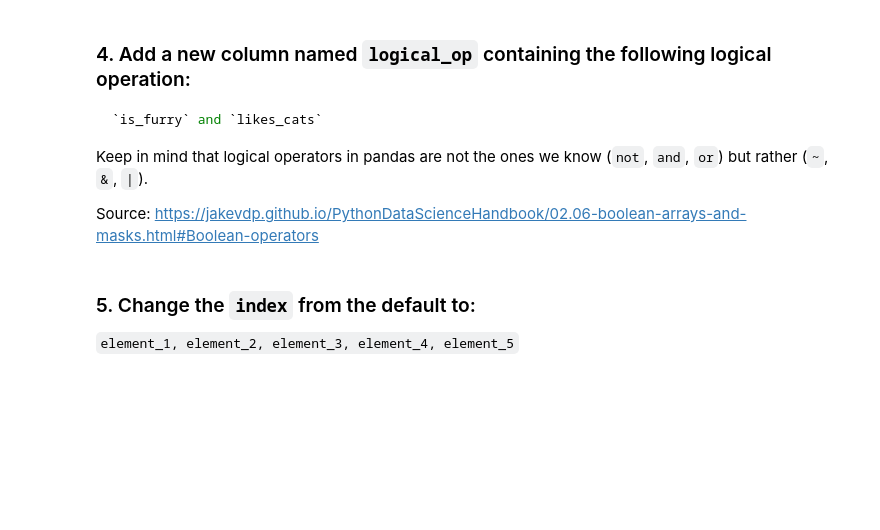
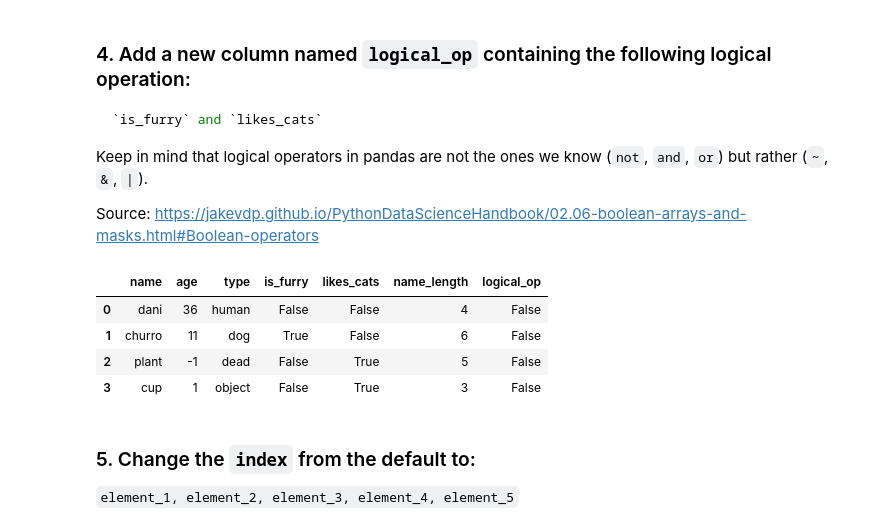
Before and after one commit to BOYSABIO/IE-University, a Jupyter notebook: IE_MASTERS/7_PYTHON_FOR_DATA_ANALYSIS/s14_intro_to_pandas.ipynb, the cells around one changed output. Cells and saved outputs as stored; diff of their text form; code cells hidden in the pictures; blank space fills up the shorter version.

```diff
--- a/IE_MASTERS/7_PYTHON_FOR_DATA_ANALYSIS/s14_intro_to_pandas.ipynb
+++ b/IE_MASTERS/7_PYTHON_FOR_DATA_ANALYSIS/s14_intro_to_pandas.ipynb
@@ -997,3 +994,13 @@ Save it as the variable `dataset`
 | churro | 11   | dog     | True     | False      |
 | plant  | 1   | plant   | False    | True       |
 | cup    | 1   | object  | False    | True       |
+# %%
+dataset = pd.DataFrame({
+    'name': ['dani', 'churro', 'plant', 'cup'],
+    'age': [36, 11, -1, 1],
+    'type': ['human', 'dog', 'dead', 'object'],
+    'is_furry': [False, True, False, False],
+    'likes_cats': [False, False, True, True]
+})
+
+dataset
@@ -1002,2 +1021,6 @@ Save it as the variable `dataset`
 # %% [markdown]
 ### 3. Add a new column containing the length of the name in characters
+# %%
+dataset['name_length'] = [len(name) for name in dataset['name']]
+
+dataset
@@ -1011,6 +1040,16 @@ Save it as the variable `dataset`
 Keep in mind that logical operators in pandas are not the ones we know (`not`, `and`, `or`) but rather (`~`, `&`, `|`).
 
 Source: https://jakevdp.github.io/PythonDataScienceHandbook/02.06-boolean-arrays-and-masks.html#Boolean-operators
+# %%
+dataset['logical_op'] = dataset['is_furry'] & dataset['likes_cats']
+
+dataset
+# %% [output]
+|  | name | age | type | is_furry | likes_cats | name_length | logical_op |
+| 0 | dani | 36 | human | False | False | 4 | False |
+| 1 | churro | 11 | dog | True | False | 6 | False |
+| 2 | plant | -1 | dead | False | True | 5 | False |
+| 3 | cup | 1 | object | False | True | 3 | False |
 # %% [markdown]
 ### 5. Change the `index` from the default to:
 
```
Also changed, not shown: parts of 11 cells of this notebook, 3 other files.
